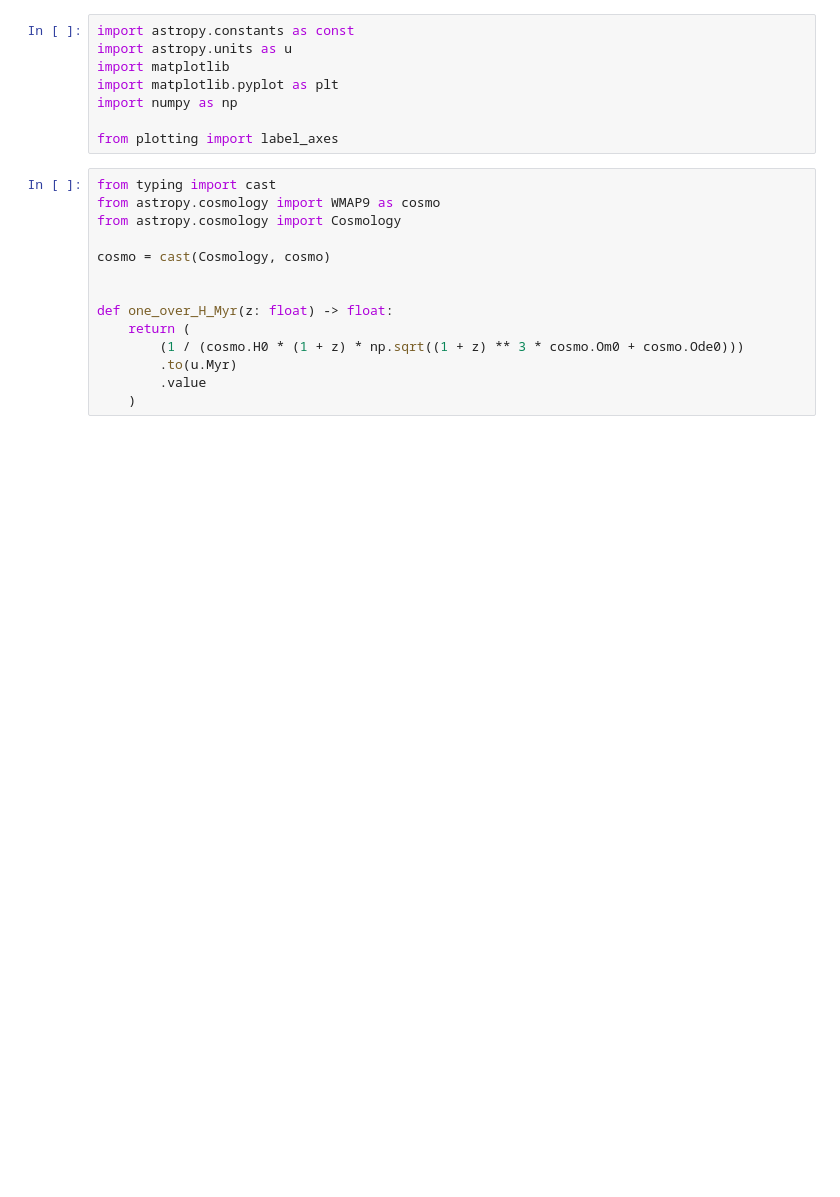
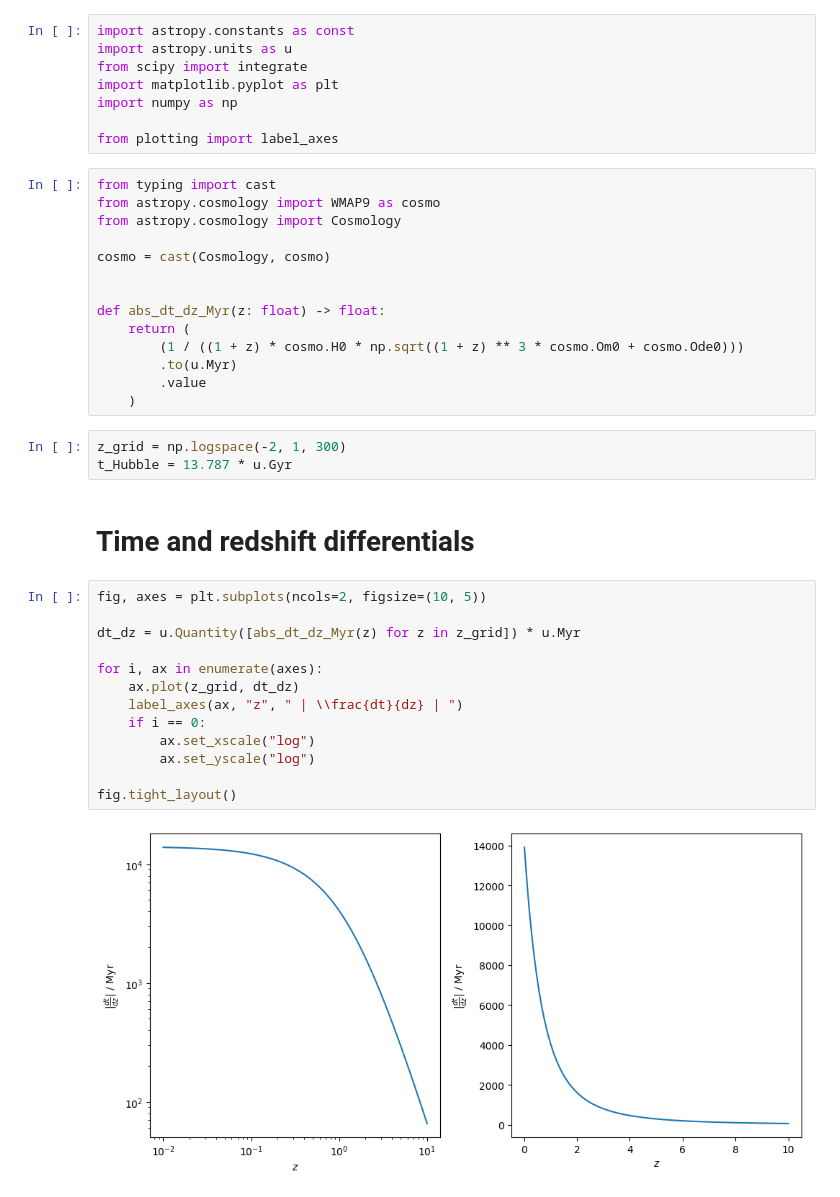
Before and after one commit to nj-vs-vh/gssi-he-7-uhecr, a Jupyter notebook: Cosmological time and distance.ipynb, the cells around one changed output. Saved outputs shown, nothing was run; the diff lists cells and outputs as text; blank space fills up the shorter version.

```diff
--- a/Cosmological time and distance.ipynb
+++ b/Cosmological time and distance.ipynb
@@ -1,7 +1,7 @@
 # %%
 import astropy.constants as const
 import astropy.units as u
-import matplotlib
+from scipy import integrate
 import matplotlib.pyplot as plt
 import numpy as np
 
@@ -14,9 +14,29 @@ from astropy.cosmology import Cosmology
 cosmo = cast(Cosmology, cosmo)
 
 
-def one_over_H_Myr(z: float) -> float:
+def abs_dt_dz_Myr(z: float) -> float:
     return (
-        (1 / (cosmo.H0 * (1 + z) * np.sqrt((1 + z) ** 3 * cosmo.Om0 + cosmo.Ode0)))
+        (1 / ((1 + z) * cosmo.H0 * np.sqrt((1 + z) ** 3 * cosmo.Om0 + cosmo.Ode0)))
         .to(u.Myr)
         .value
     )
+# %%
+z_grid = np.logspace(-2, 1, 300)
+t_Hubble = 13.787 * u.Gyr
+# %% [markdown]
+# Time and redshift differentials
+# %%
+fig, axes = plt.subplots(ncols=2, figsize=(10, 5))
+
+dt_dz = u.Quantity([abs_dt_dz_Myr(z) for z in z_grid]) * u.Myr
+
+for i, ax in enumerate(axes):
+    ax.plot(z_grid, dt_dz)
+    label_axes(ax, "z", " | \\frac{dt}{dz} | ")
+    if i == 0:
+        ax.set_xscale("log")
+        ax.set_yscale("log")
+
+fig.tight_layout()
+# %% [output]
+[figure, added]
```
Also changed, not shown: parts of 11 cells of this notebook, 2 other files.
